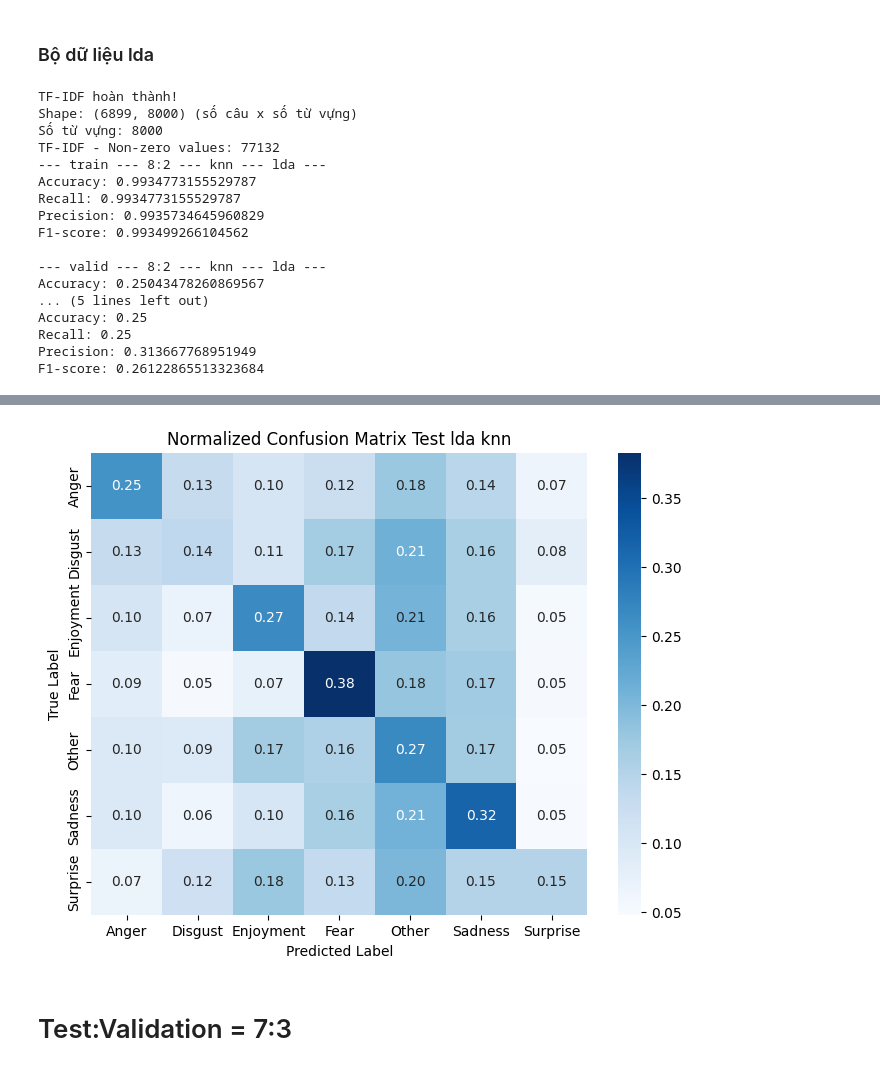
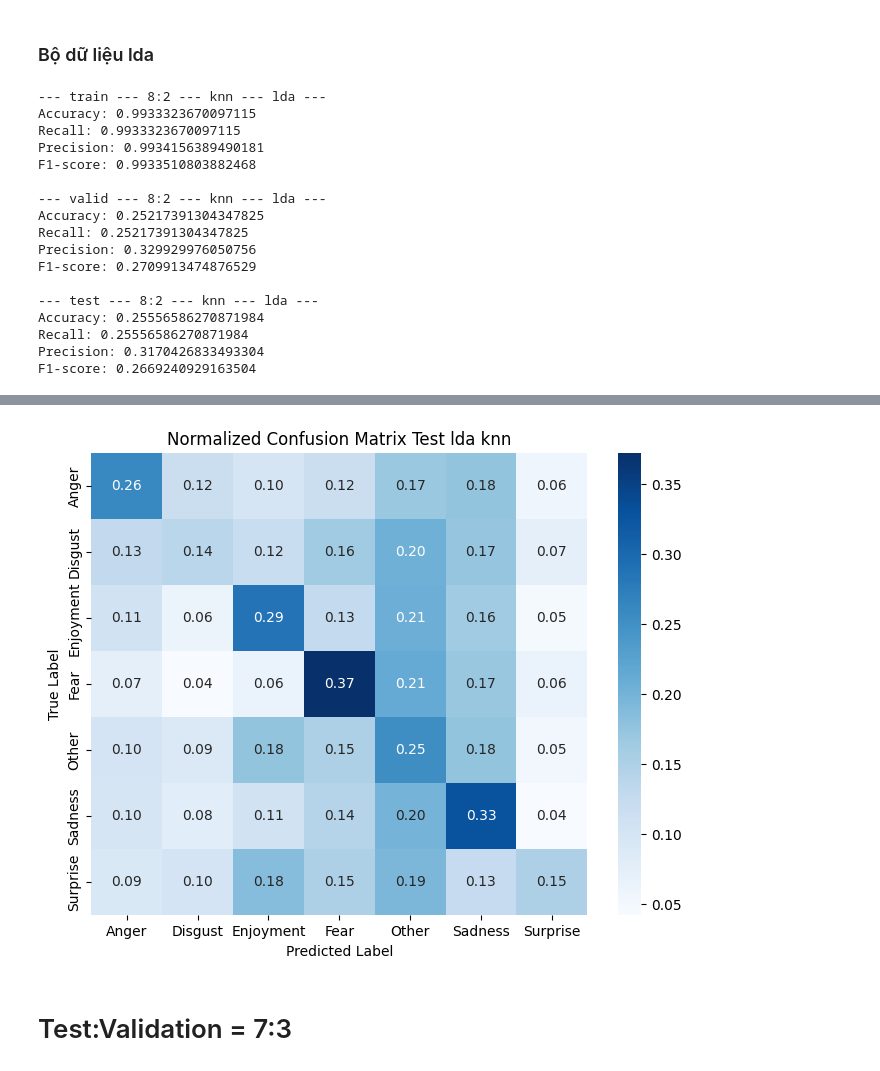
Before and after one commit to maiduyen05/emotion-recognize, a Jupyter notebook: src/modeling.ipynb, the cells around one changed output, grey strips where cells are left out. Drawn from its saved outputs; the diff is of its cells as text; code cells hidden in the pictures.

```diff
--- a/src/modeling.ipynb
+++ b/src/modeling.ipynb
@@ -435,22 +510,29 @@ F1-score: 0.5499595933352112
 # %% [markdown]
 ### Bộ dữ liệu lda
 # %%
-model_lda_1, train_lda_1, valid_lda_1, test_lda_1, pred_lda_1 = pipeline_modeling(
+# Chuẩn bị dữ liệu với LDA
+X_train_lda_82, X_valid_lda_82, X_test_lda_82, y_train_lda_82, y_valid_lda_82, y_test_lda_82, tfidf_vec_lda_82, disc_model_lda_82 = prepare_data_for_modeling(
     train_valid_processed_comments,
     test_processed_comments,
     train_size=8,
     valid_size=2,
-    discriminant="lda", n_components_lda=6,
+    discriminant="lda"
+)
+
+# Chạy mô hình Logistic Regression trên dữ liệu LDA
+model_lda_82, train_lda_82, valid_lda_82, test_lda_82, pred_lda_82 = pipeline_modeling(
+    X_train_lda_82, X_valid_lda_82, X_test_lda_82,
+    y_train_lda_82, y_valid_lda_82, y_test_lda_82,
     model_type="logistic_regression",
     max_iter=1000
 )
 
-y_train_lda_1, y_valid_lda_1, y_test_lda_1 = train_lda_1[1], valid_lda_1[1], test_lda_1[1]
-y_pred_train_lda_1, y_pred_valid_lda_1, y_pred_test_lda_1 = pred_lda_1
+y_train_lda_82, y_valid_lda_82, y_test_lda_82 = train_lda_82[1], valid_lda_82[1], test_lda_82[1]
+y_pred_train_lda_82, y_pred_valid_lda_82, y_pred_test_lda_82 = pred_lda_82
 
 pipeline_evaluation(
-    y_train_lda_1, y_valid_lda_1, y_test_lda_1,
-    y_pred_train_lda_1, y_pred_valid_lda_1, y_pred_test_lda_1,
+    y_train_lda_82, y_valid_lda_82, y_test_lda_82,
+    y_pred_train_lda_82, y_pred_valid_lda_82, y_pred_test_lda_82,
     train_size=8, valid_size=2,
     discriminant="lda",
     model_type="logistic_regression",
@@ -575,43 +652,40 @@ F1-score: 0.4076461588714787
 # %% [markdown]
 ### Bộ dữ liệu lda
 # %%
-model_lda_2, train_lda_2, valid_lda_2, test_lda_2, pred_lda_2 = pipeline_modeling(
-    train_valid_processed_comments,
-    test_processed_comments,
-    train_size=8,
-    valid_size=2,
-    discriminant="lda", n_components_lda=6,
+model_lda_82_knn, train_lda_82_knn, valid_lda_82_knn, test_lda_82_knn, pred_lda_82_knn = pipeline_modeling(
+    X_train_lda_82, X_valid_lda_82, X_test_lda_82,
+    y_train_lda_82, y_valid_lda_82, y_test_lda_82,
     model_type="knn",
     max_iter=1000
 )
 
-y_train_lda_2, y_valid_lda_2, y_test_lda_2 = train_lda_2[1], valid_lda_2[1], test_lda_2[1]
-y_pred_train_lda_2, y_pred_valid_lda_2, y_pred_test_lda_2 = pred_lda_2
+y_train_lda_82_knn, y_valid_lda_82_knn, y_test_lda_82_knn = train_lda_82_knn[1], valid_lda_82_knn[1], test_lda_82_knn[1]
+y_pred_train_lda_82_knn, y_pred_valid_lda_82_knn, y_pred_test_lda_82_knn = pred_lda_82_knn
 
 pipeline_evaluation(
-    y_train_lda_2, y_valid_lda_2, y_test_lda_2,
-    y_pred_train_lda_2, y_pred_valid_lda_2, y_pred_test_lda_2,
+    y_train_lda_82_knn, y_valid_lda_82_knn, y_test_lda_82_knn,
+    y_pred_train_lda_82_knn, y_pred_valid_lda_82_knn, y_pred_test_lda_82_knn,
     train_size=8, valid_size=2,
     discriminant="lda",
     model_type="knn",
     show_plot=True
 )
 # %% [output]
-TF-IDF hoàn thành!
-Shape: (6899, 8000) (số câu x số từ vựng)
-Số từ vựng: 8000
-TF-IDF - Non-zero values: 77132
 --- train --- 8:2 --- knn --- lda ---
-Accuracy: 0.9934773155529787
-Recall: 0.9934773155529787
-Precision: 0.9935734645960829
-F1-score: 0.993499266104562
+Accuracy: 0.9933323670097115
+Recall: 0.9933323670097115
+Precision: 0.9934156389490181
+F1-score: 0.9933510803882468
 
 --- valid --- 8:2 --- knn --- lda ---
-Accuracy: 0.25043478260869567
-... (5 lines left out)
-Accuracy: 0.25
-Recall: 0.25
-Precision: 0.313667768951949
-F1-score: 0.26122865513323684
+Accuracy: 0.25217391304347825
+Recall: 0.25217391304347825
+Precision: 0.329929976050756
+F1-score: 0.2709913474876529
+
+--- test --- 8:2 --- knn --- lda ---
+Accuracy: 0.25556586270871984
+Recall: 0.25556586270871984
+Precision: 0.3170426833493304
+F1-score: 0.2669240929163504
 [figure]
@@ -619,4 +693,4 @@ F1-score: 0.26122865513323684
-[figure, old version]
+[figure, new version]
 # %% [markdown]
 # Test:Validation = 7:3
 # %% [markdown]
```
Also changed, not shown: parts of 96 cells of this notebook, 1 other file.
